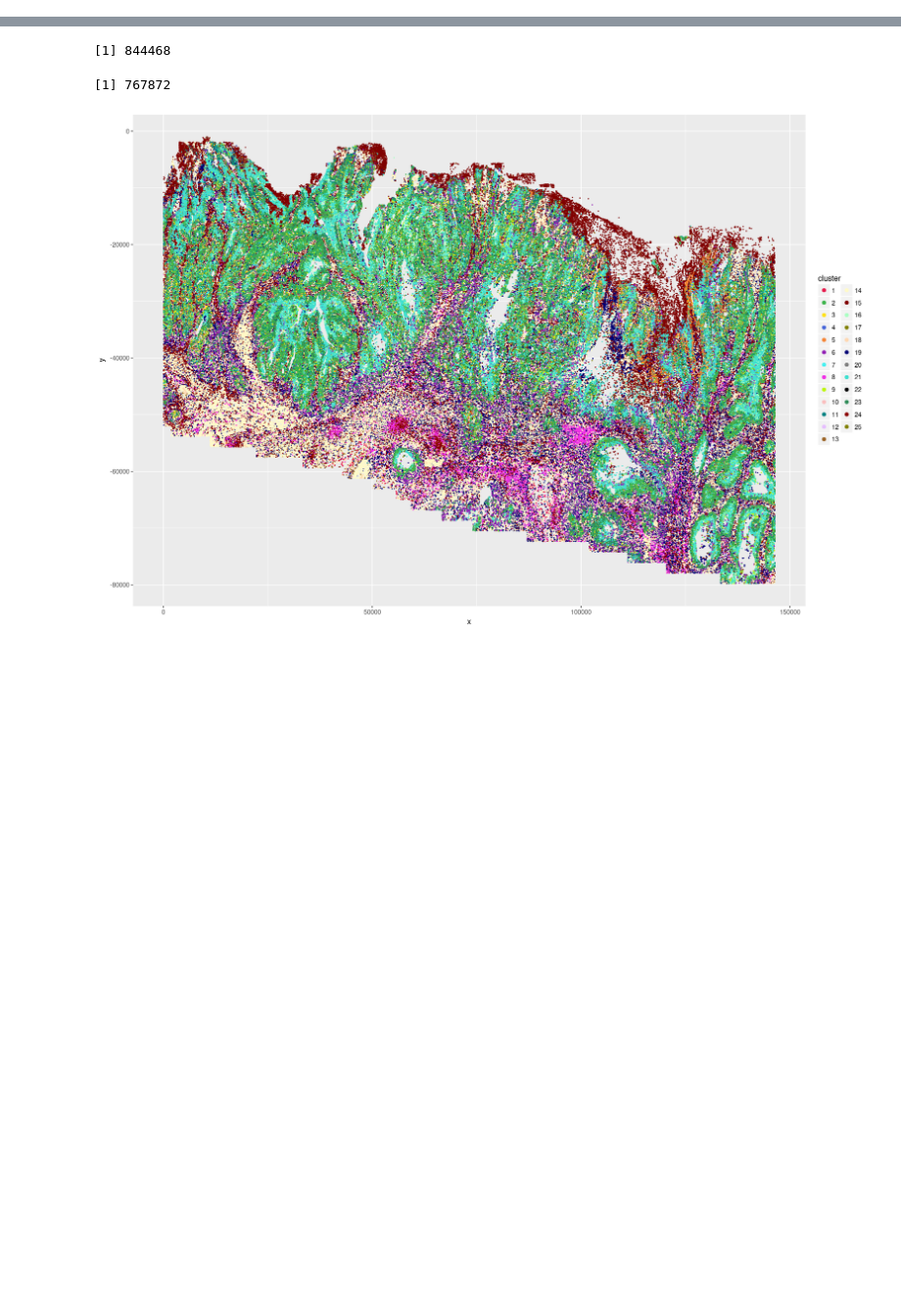
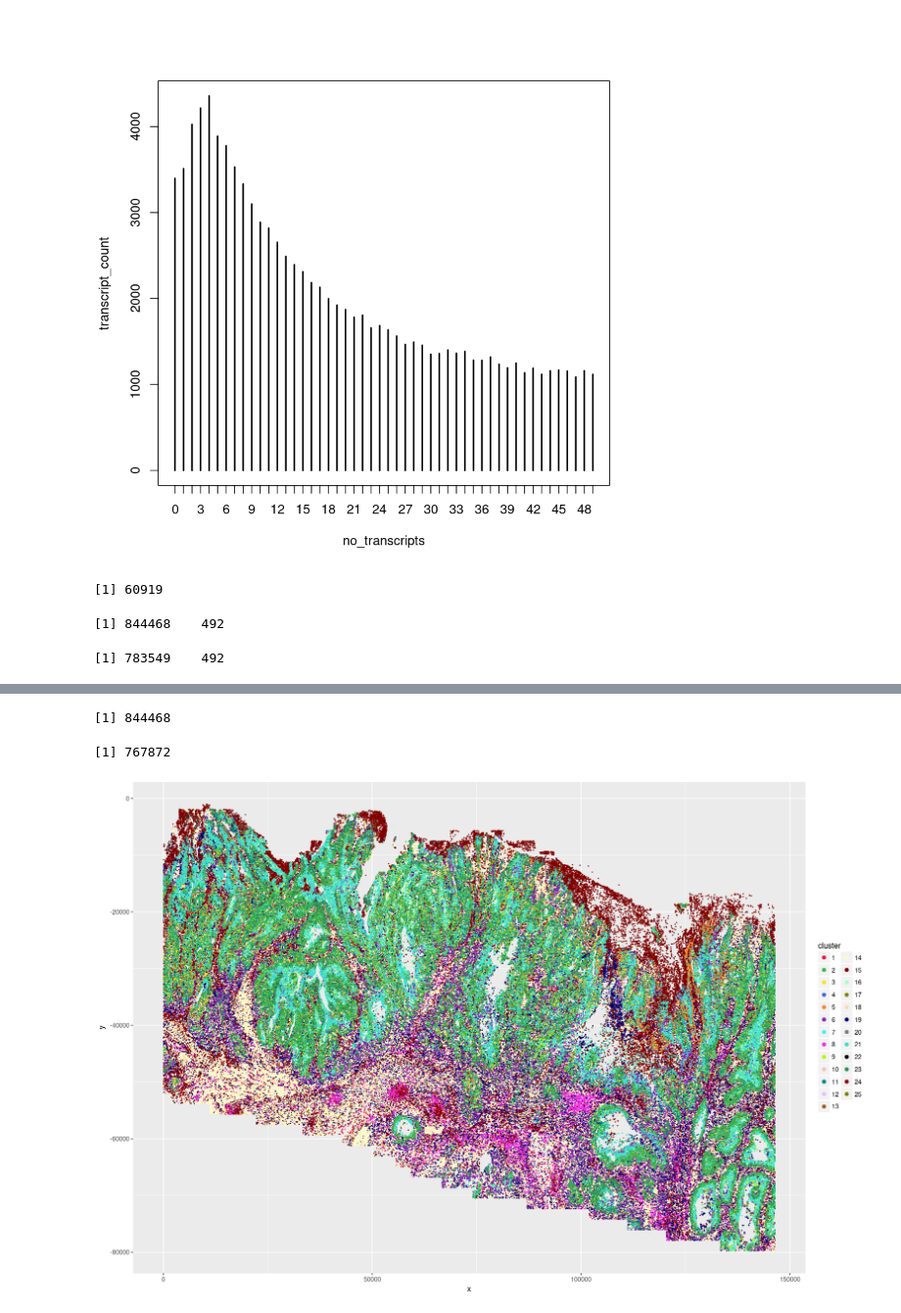
Before and after one commit to seasoncloud/HubID, a Jupyter notebook: GaussianPrior/clusterNMF.ipynb, the cells around one changed output, grey strips where cells are left out. Shown at 98% size. Drawn from its saved outputs; the diff is of its cells as text; code cells hidden in the pictures; blank space fills up the shorter version.

```diff
--- a/GaussianPrior/clusterNMF.ipynb
+++ b/GaussianPrior/clusterNMF.ipynb
@@ -11,0 +18,16 @@ count = read.csv(path1, row.names = 1)
+# %%
+no_transcripts = rowSums(count)
+transcript_count = table(no_transcripts)[1:50]
+plot(transcript_count)
+# %% [output]
+[figure, added]
+# %%
+trans20_idx = which(rowSums(count) < 20)
+length(trans20_idx)
+dim(count)
+count_trans20 = count[-trans20_idx,]
+dim(count_trans20)
+# %% [output]
+[1] 60919
+[1] 844468    492
+[1] 783549    492
```
Also changed, not shown: parts of 6 cells of this notebook.
